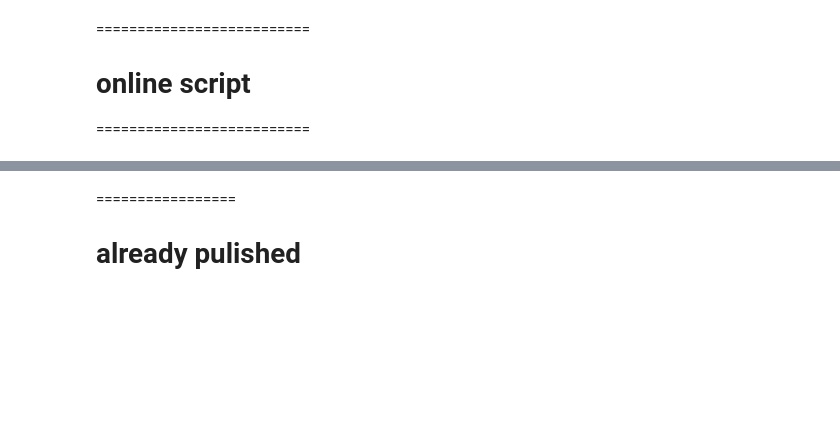
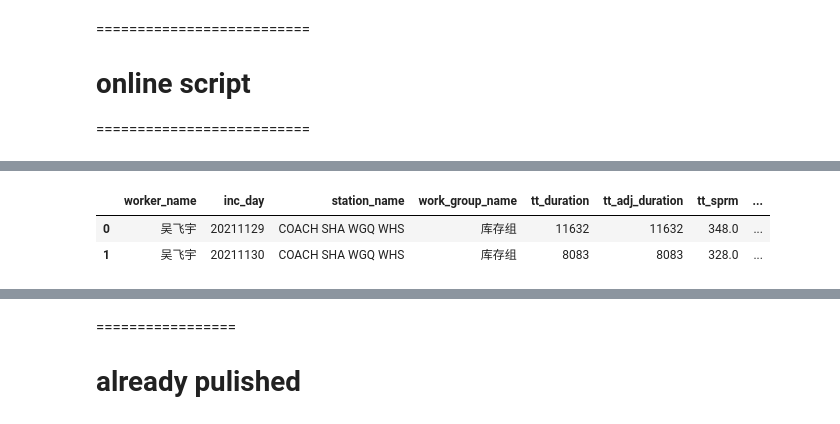
Before and after one commit to fyenne/play4_activity, a Jupyter notebook: acti_coach.ipynb, the cells around one changed output, grey strips where cells are left out. Drawn from its saved outputs; the diff is of its cells as text; code cells hidden in the pictures; blank space fills up the shorter version.

```diff
--- a/acti_coach.ipynb
+++ b/acti_coach.ipynb
@@ -254,0 +227,9 @@ wh
+# %%
+df['sprm_hour_day'] = df.groupby('worker_name')['tt_sprm'].transform('mean') \
+        / df.groupby('worker_name')['tt_work_hour'].transform('mean')
+# %%
+df[df['worker_name'] == '吴飞宇']
+# %% [output]
+|  | worker_name | inc_day | station_name | work_group_name | tt_duration | tt_adj_duration | tt_sprm | ... |
+| 0 | 吴飞宇 | 20211129 | COACH SHA WGQ WHS | 库存组 | 11632 | 11632 | 348.0 | ... |
+| 1 | 吴飞宇 | 20211130 | COACH SHA WGQ WHS | 库存组 | 8083 | 8083 | 328.0 | ... |
```
Also changed, not shown: parts of 4 cells of this notebook, 1 other file.
